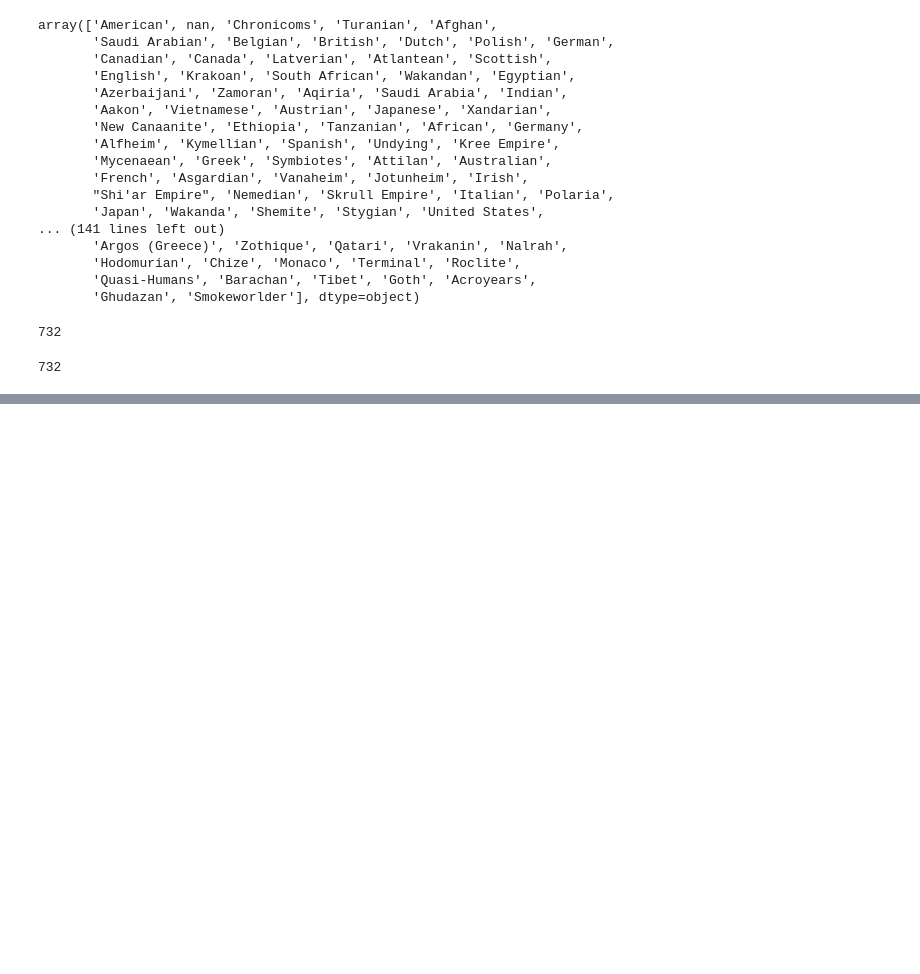
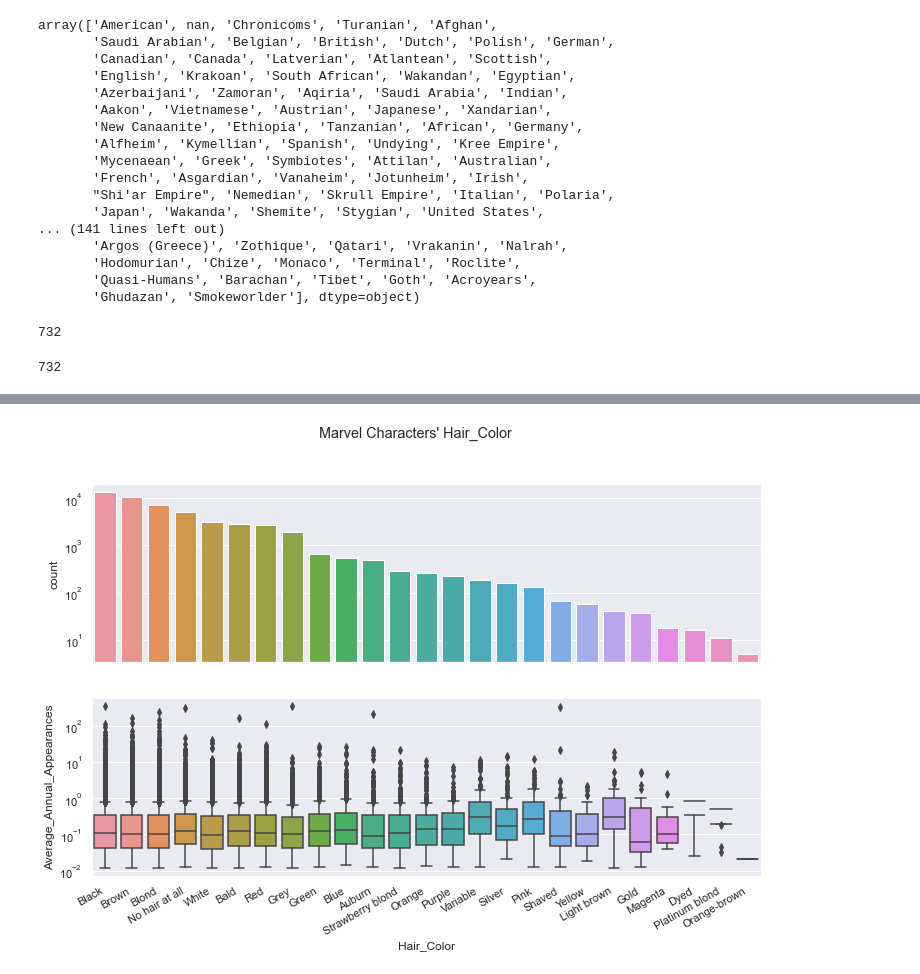
Before and after one commit to ArnelMalubay/Marvel-Predicting-Appearances, a Jupyter notebook: EDA.ipynb, the cells around one changed output, grey strips where cells are left out. Saved outputs shown, nothing was run; the diff lists cells and outputs as text; code cells hidden in the pictures; blank space fills up the shorter version.

```diff
--- a/EDA.ipynb
+++ b/EDA.ipynb
@@ -328,0 +419,4 @@ def plot_bar_box(cat):
+# %%
+plot_bar_box('Hair_Color', True)
+# %% [output]
+[figure, added]
```
Also changed, not shown: parts of 78 cells of this notebook.
